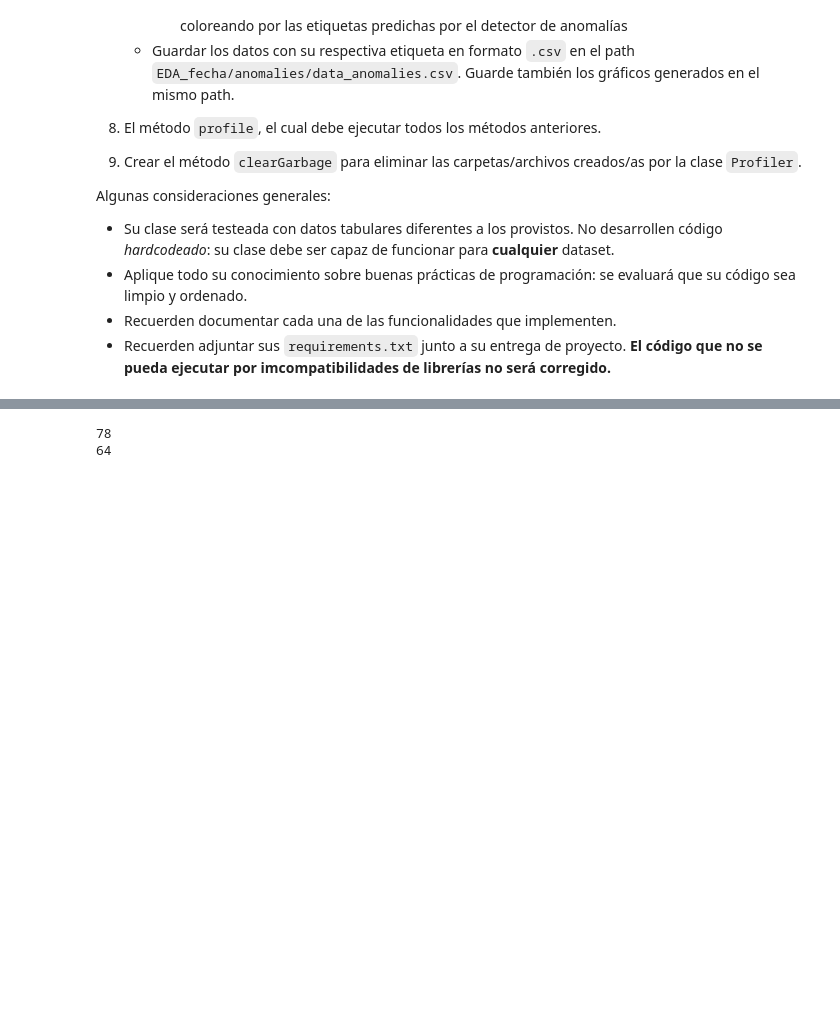
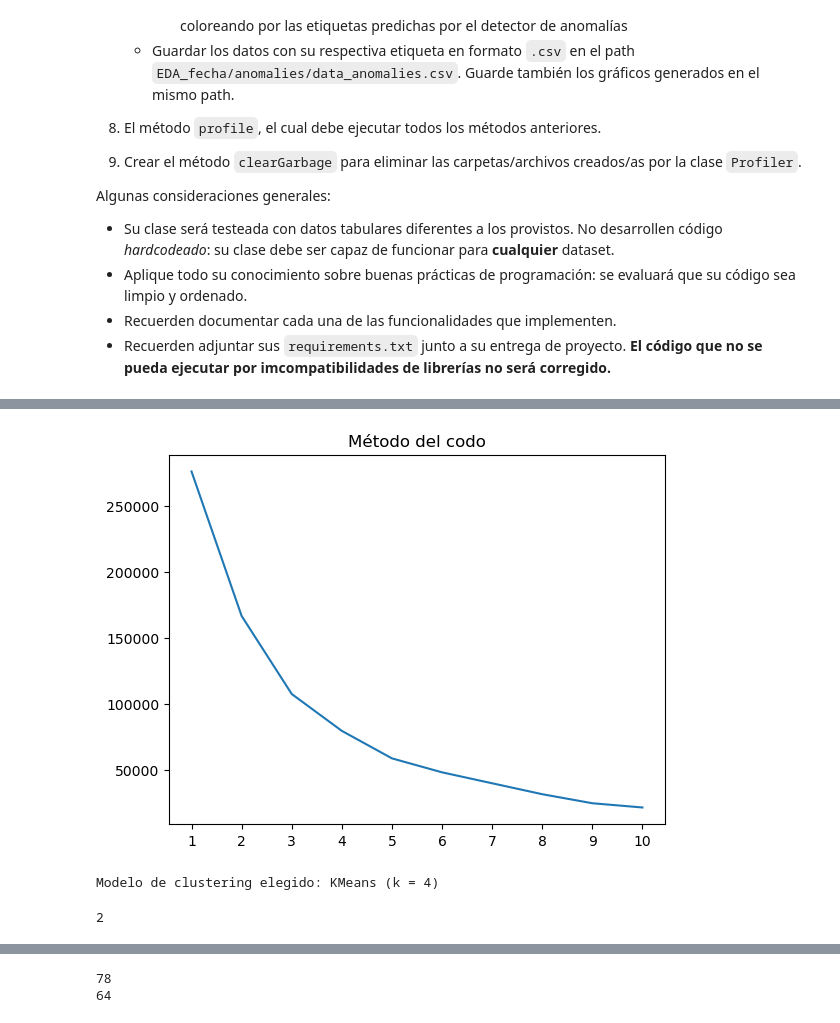
Before and after one commit to mgzotero/MDS7202, a Jupyter notebook: Proyectos/Proyecto 1/proyecto1.ipynb, the cells around one changed output, grey strips where cells are left out. Drawn from its saved outputs; the diff is of its cells as text; code cells hidden in the pictures; blank space fills up the shorter version.

```diff
--- a/Proyectos/Proyecto 1/proyecto1.ipynb
+++ b/Proyectos/Proyecto 1/proyecto1.ipynb
@@ -622,0 +631,25 @@ profiler.df
+# %%
+max_clusters = 10
+
+wcss = list()
+
+for k in range(1, max_clusters + 1):
+    kmeans = KMeans(n_clusters=k, init="k-means++", random_state=42)
+    kmeans.fit(profiler.scaled_df)
+    wcss.append(kmeans.inertia_)
+
+plt.plot(list(range(1, len(wcss) + 1)), wcss)
+plt.xticks(list(range(1, len(wcss) + 1)))
+plt.title("Método del codo")
+plt.savefig("EDA_06-11-2023/metodo-del-codo.pdf")
+plt.show()
+
+k_opt = int(input("Dado el gráfico, ¿cuál es el número óptimo de clusters?"))
+print(f"Modelo de clustering elegido: KMeans (k = {k_opt})")
+# %% [output]
+[figure, added]
+Modelo de clustering elegido: KMeans (k = 4)
+# %%
+np.argmax(np.diff(wcss, 2)) + 2
+# %% [output]
+2
```
Also changed, not shown: parts of 18 cells of this notebook, 35 other files.
